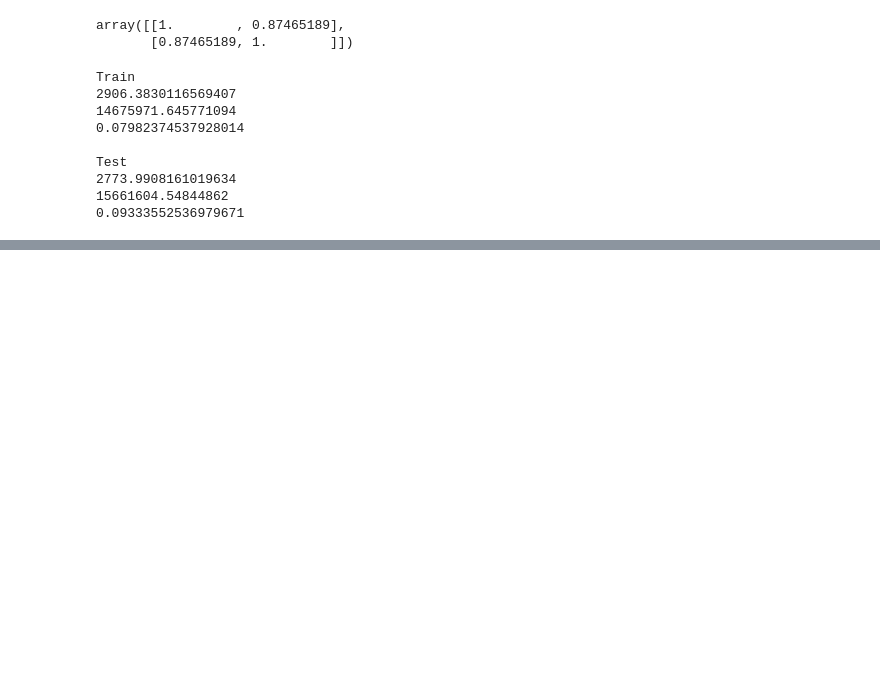
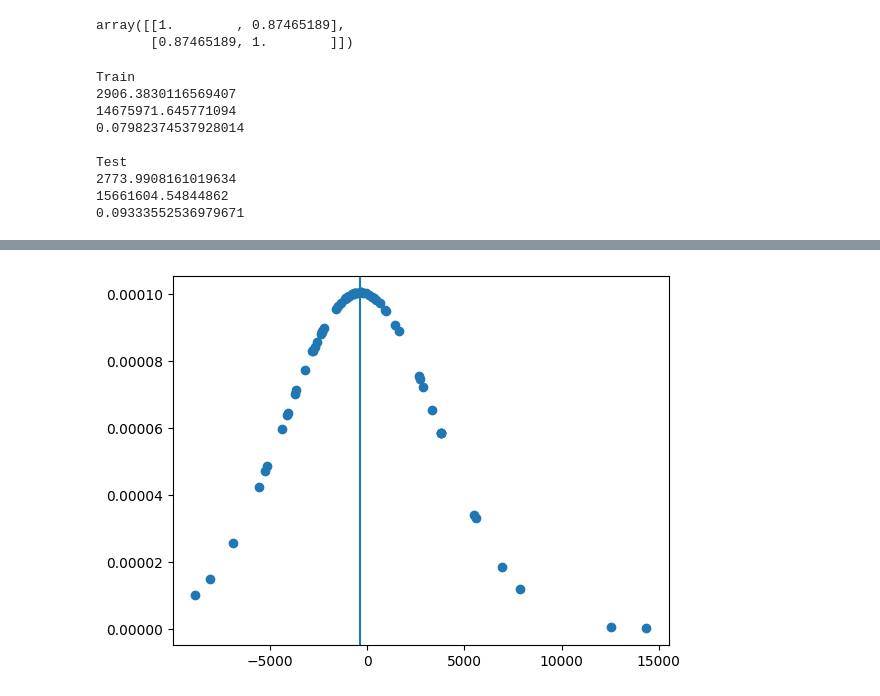
Before and after one commit to JXPJXT/MLNoteBooks, a Jupyter notebook: LinearRegression.ipynb, the cells around one changed output, grey strips where cells are left out. Cells and saved outputs as stored; diff of their text form; code cells hidden in the pictures; blank space fills up the shorter version.

```diff
--- a/LinearRegression.ipynb
+++ b/LinearRegression.ipynb
@@ -400,0 +429,7 @@ Test
+# %%
+d2= norm.pdf(test_error,test_error.mean(),test_error.std())
+plt.scatter(test_error,d2)
+plt.axvline(test_error.mean())
+plt.show()
+# %% [output]
+[figure, added]
```
Also changed, not shown: parts of 22 cells of this notebook.
